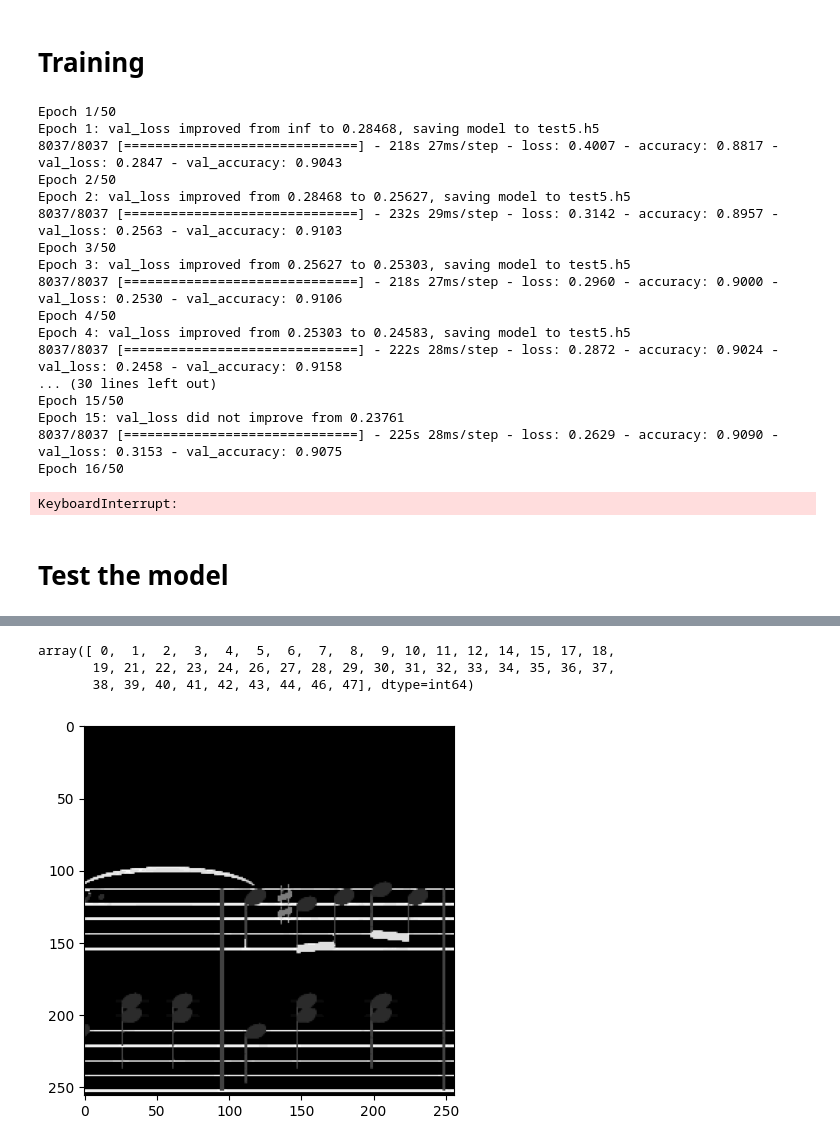
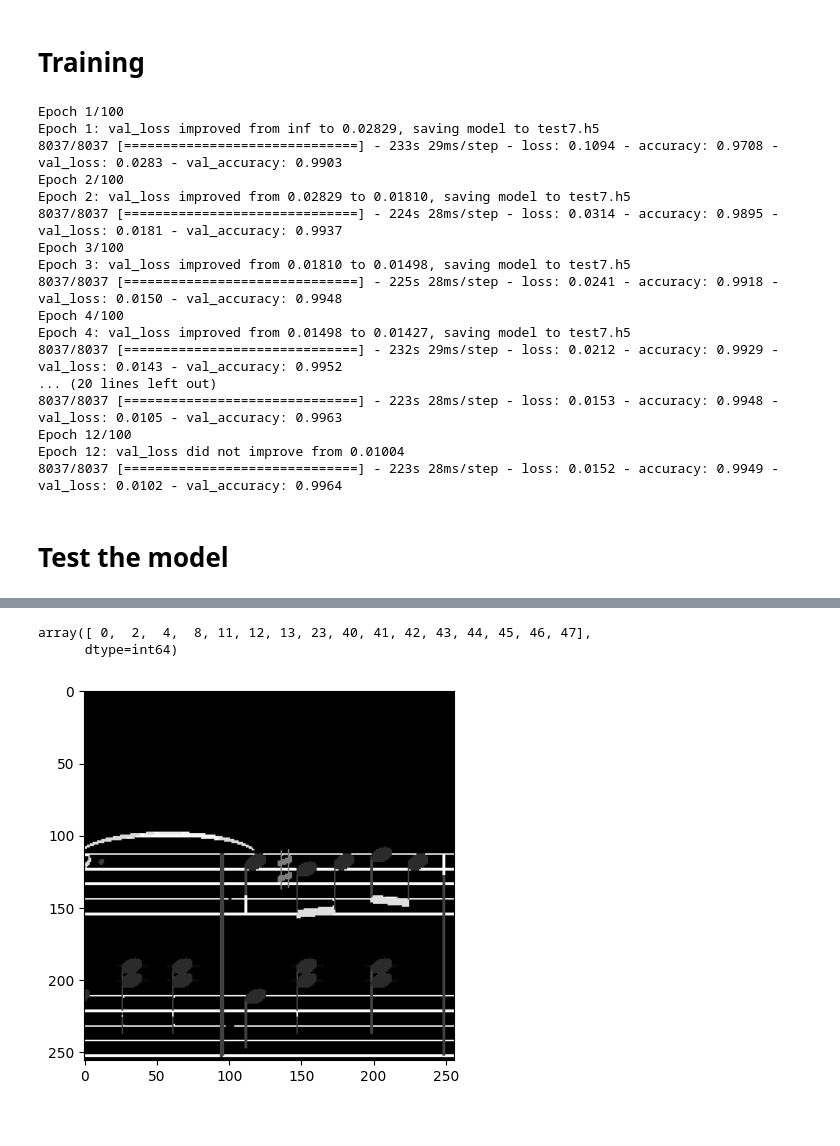
Before and after one commit to nudopnu/omr-unet, a Jupyter notebook: 04_train.ipynb, the cells around one changed output, grey strips where cells are left out. Saved outputs shown, nothing was run; the diff lists cells and outputs as text; code cells hidden in the pictures.

```diff
--- a/04_train.ipynb
+++ b/04_train.ipynb
@@ -162,10 +162,11 @@ x.shape, y.shape, y.dtype, x.dtype, train_x[:n_train][0]
 # %% [markdown]
 # Training
 # %%
-MODEL_FILENAME = "test6.h5"
+MODEL_FILENAME = "test7.h5"
 # 4 only ideal, many iterations
 # 5 augmented
 # 6 augmented but not resized
+# 7 augmented resized, but with no noise
 
 callbacks = [
     tf.keras.callbacks.EarlyStopping(patience=3),
@@ -187,28 +188,27 @@ history = model.fit(
     callbacks=callbacks,
 )
 # %% [output]
-Epoch 1/50
-Epoch 1: val_loss improved from inf to 0.28468, saving model to test5.h5
-8037/8037 [==============================] - 218s 27ms/step - loss: 0.4007 - accuracy: 0.8817 - val_loss: 0.2847 - val_accuracy: 0.9043
-Epoch 2/50
-Epoch 2: val_loss improved from 0.28468 to 0.25627, saving model to test5.h5
-8037/8037 [==============================] - 232s 29ms/step - loss: 0.3142 - accuracy: 0.8957 - val_loss: 0.2563 - val_accuracy: 0.9103
-Epoch 3/50
-Epoch 3: val_loss improved from 0.25627 to 0.25303, saving model to test5.h5
-8037/8037 [==============================] - 218s 27ms/step - loss: 0.2960 - accuracy: 0.9000 - val_loss: 0.2530 - val_accuracy: 0.9106
-Epoch 4/50
-Epoch 4: val_loss improved from 0.25303 to 0.24583, saving model to test5.h5
-8037/8037 [==============================] - 222s 28ms/step - loss: 0.2872 - accuracy: 0.9024 - val_loss: 0.2458 - val_accuracy: 0.9158
-... (30 lines left out)
-Epoch 15/50
-Epoch 15: val_loss did not improve from 0.23761
-8037/8037 [==============================] - 225s 28ms/step - loss: 0.2629 - accuracy: 0.9090 - val_loss: 0.3153 - val_accuracy: 0.9075
-Epoch 16/50
+Epoch 1/100
+Epoch 1: val_loss improved from inf to 0.02829, saving model to test7.h5
+8037/8037 [==============================] - 233s 29ms/step - loss: 0.1094 - accuracy: 0.9708 - val_loss: 0.0283 - val_accuracy: 0.9903
+Epoch 2/100
+Epoch 2: val_loss improved from 0.02829 to 0.01810, saving model to test7.h5
+8037/8037 [==============================] - 224s 28ms/step - loss: 0.0314 - accuracy: 0.9895 - val_loss: 0.0181 - val_accuracy: 0.9937
+Epoch 3/100
+Epoch 3: val_loss improved from 0.01810 to 0.01498, saving model to test7.h5
+8037/8037 [==============================] - 225s 28ms/step - loss: 0.0241 - accuracy: 0.9918 - val_loss: 0.0150 - val_accuracy: 0.9948
+Epoch 4/100
+Epoch 4: val_loss improved from 0.01498 to 0.01427, saving model to test7.h5
+8037/8037 [==============================] - 232s 29ms/step - loss: 0.0212 - accuracy: 0.9929 - val_loss: 0.0143 - val_accuracy: 0.9952
+... (20 lines left out)
+8037/8037 [==============================] - 223s 28ms/step - loss: 0.0153 - accuracy: 0.9948 - val_loss: 0.0105 - val_accuracy: 0.9963
+Epoch 12/100
+Epoch 12: val_loss did not improve from 0.01004
+8037/8037 [==============================] - 223s 28ms/step - loss: 0.0152 - accuracy: 0.9949 - val_loss: 0.0102 - val_accuracy: 0.9964
-KeyboardInterrupt:
 # %% [markdown]
 # Test the model
 # %%
-model = tf.keras.models.load_model('test5.h5')
+model = tf.keras.models.load_model('test7.h5')
 
 img = cv2.imread("../../datasets/samples/sample_001.png", cv2.IMREAD_GRAYSCALE)
 img = np.array((img - np.mean(img)) / np.std(img)).astype(np.uint8)
@@ -225,7 +225,6 @@ np.unique(np.argmax(pred, axis=2))
-array([ 0,  1,  2,  3,  4,  5,  6,  7,  8,  9, 10, 11, 12, 14, 15, 17, 18,
-       19, 21, 22, 23, 24, 26, 27, 28, 29, 30, 31, 32, 33, 34, 35, 36, 37,
-       38, 39, 40, 41, 42, 43, 44, 46, 47], dtype=int64)
+array([ 0,  2,  4,  8, 11, 12, 13, 23, 40, 41, 42, 43, 44, 45, 46, 47],
+      dtype=int64)
-[figure, old version]
+[figure, new version]
 # %%
 res = 255 - cv2.cvtColor(img[x:x+256, y:y+256, None], cv2.COLOR_GRAY2RGB)
 
```
Also changed, not shown: parts of 3 cells of this notebook, 4 other files.
